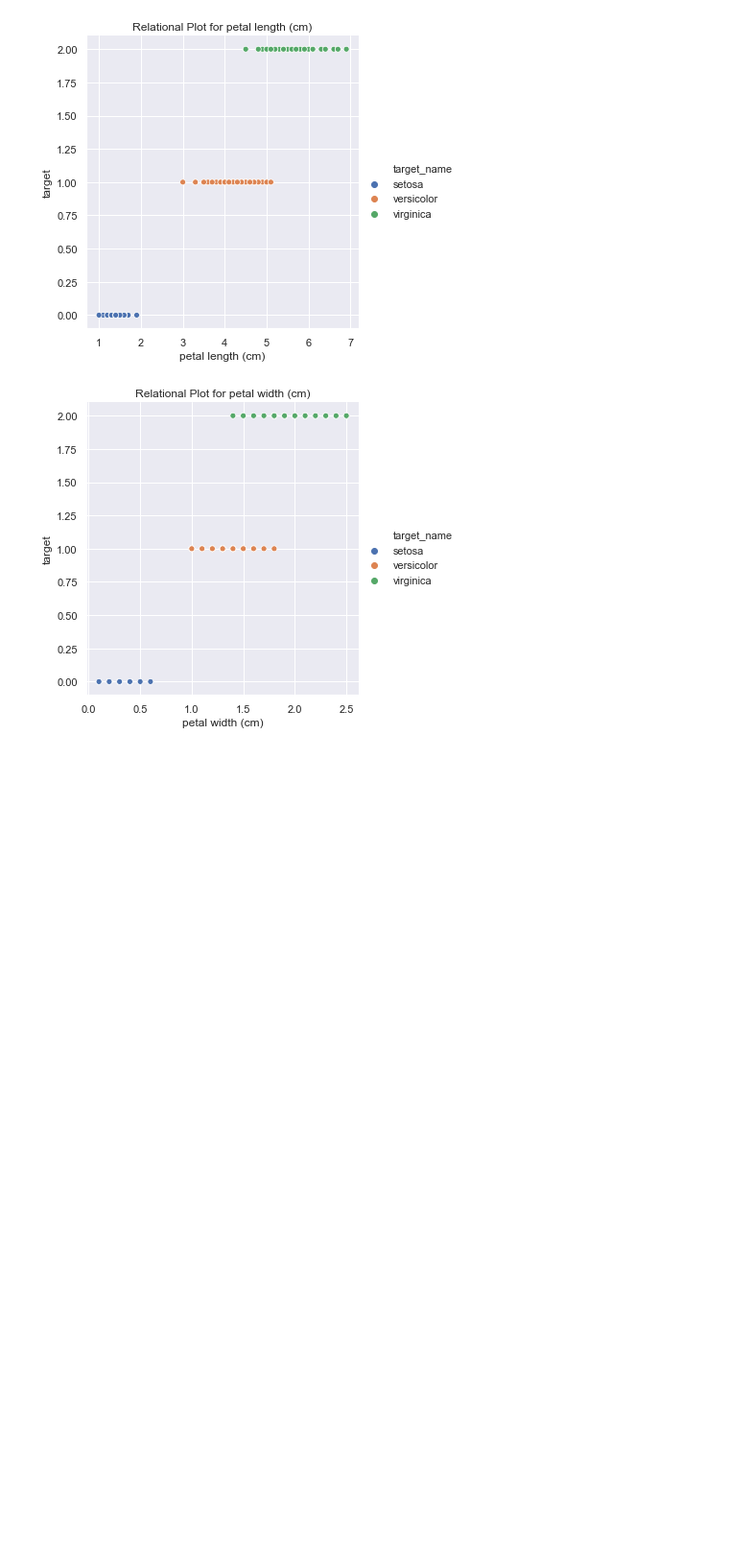
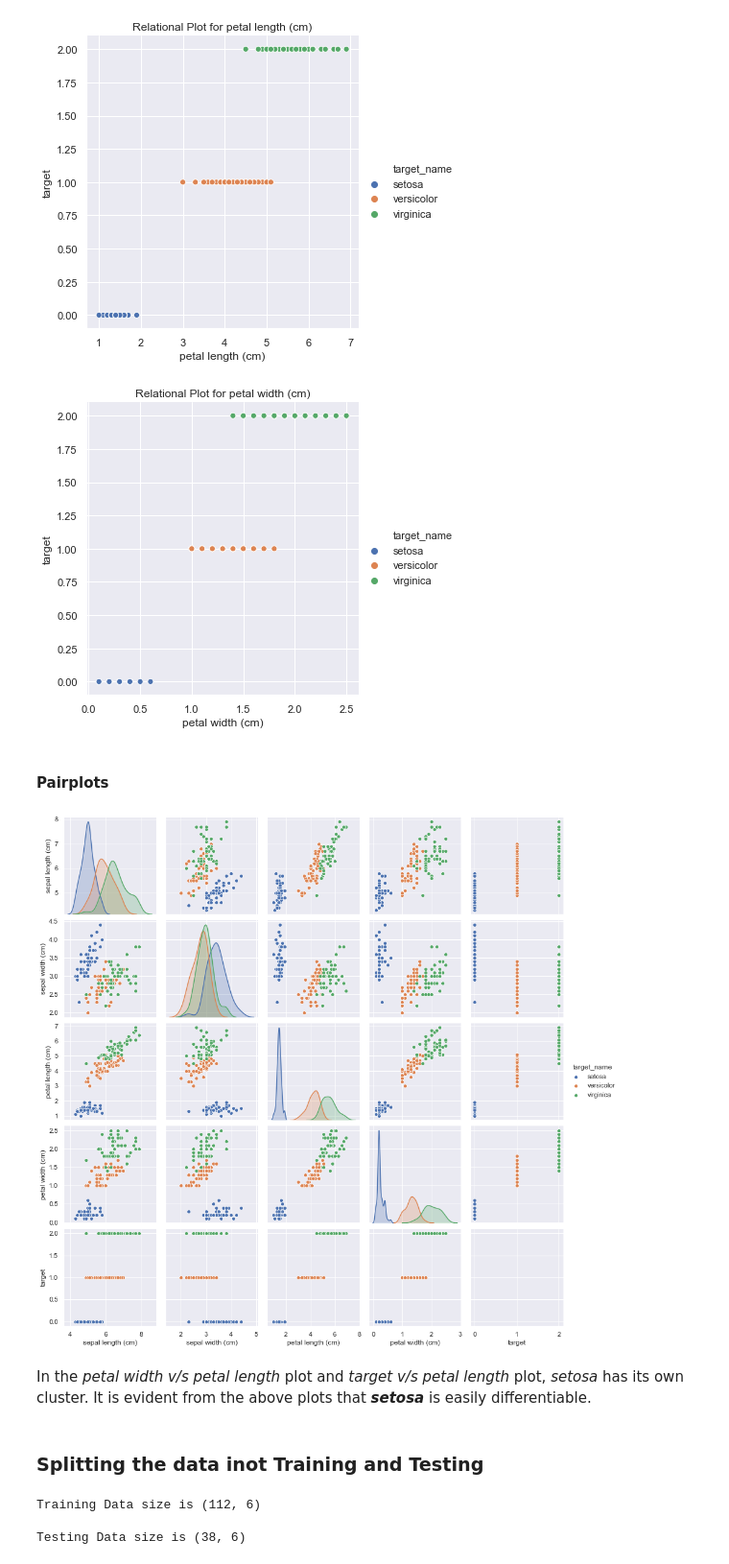
Before and after one commit to karthik-maddukuri/classic-iris-dataset, a Jupyter notebook: notebooks/IRIS.ipynb, the cells around one changed output. Shown at 96% size. Cells and saved outputs as stored; diff of their text form; code cells hidden in the pictures; blank space fills up the shorter version.

Commit message:
Split data for training and testing

```diff
--- a/notebooks/IRIS.ipynb
+++ b/notebooks/IRIS.ipynb
@@ -109,3 +110,13 @@ for col in col_attr:
 [figure]
 [figure]
 [figure]
+# %% [markdown]
+#### Pairplots
+# %%
+_ = sns.pairplot(df, hue='target_name')
+# %% [output]
+[figure, added]
+# %% [markdown]
+In the _petal width v/s petal length_ plot and _target v/s petal length_ plot, _setosa_ has its own cluster. It is evident from the above plots that **_setosa_** is easily differentiable.
+# %% [markdown]
+### Splitting the data inot Training and Testing
@@ -111,0 +125,7 @@ for col in col_attr:
+# %%
+print(f'Training Data size is {df_train.shape}', end='\n\n')
+print(f'Testing Data size is {df_test.shape}')
+# %% [output]
+Training Data size is (112, 6)
+
+Testing Data size is (38, 6)
```
Also changed, not shown: parts of 6 cells of this notebook.
